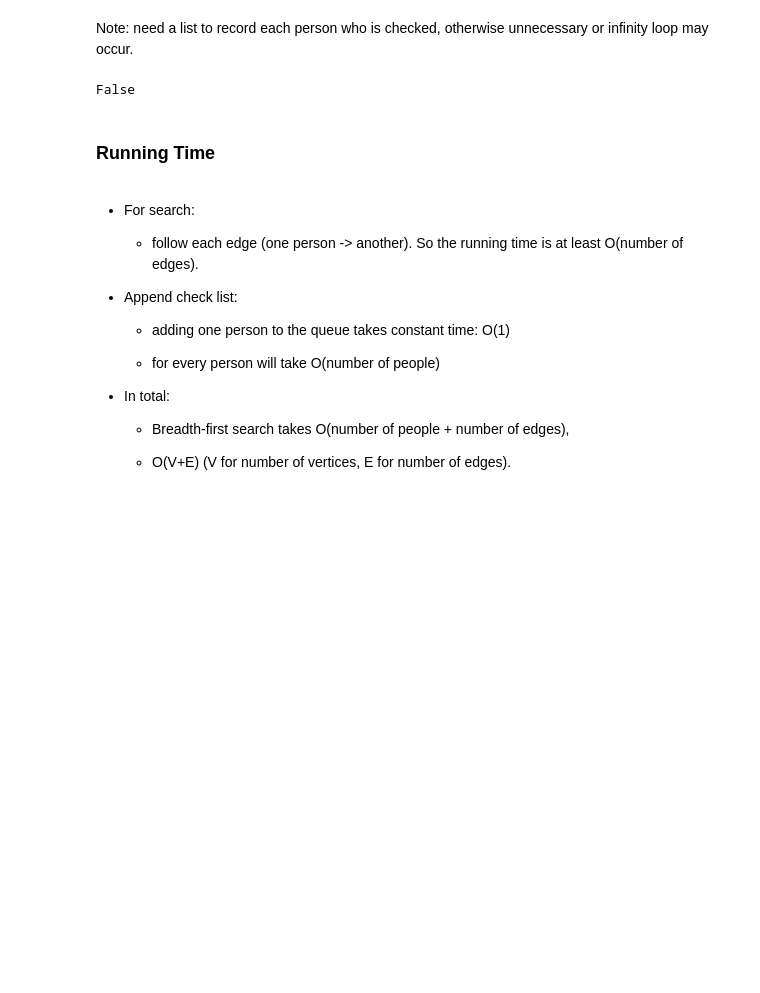
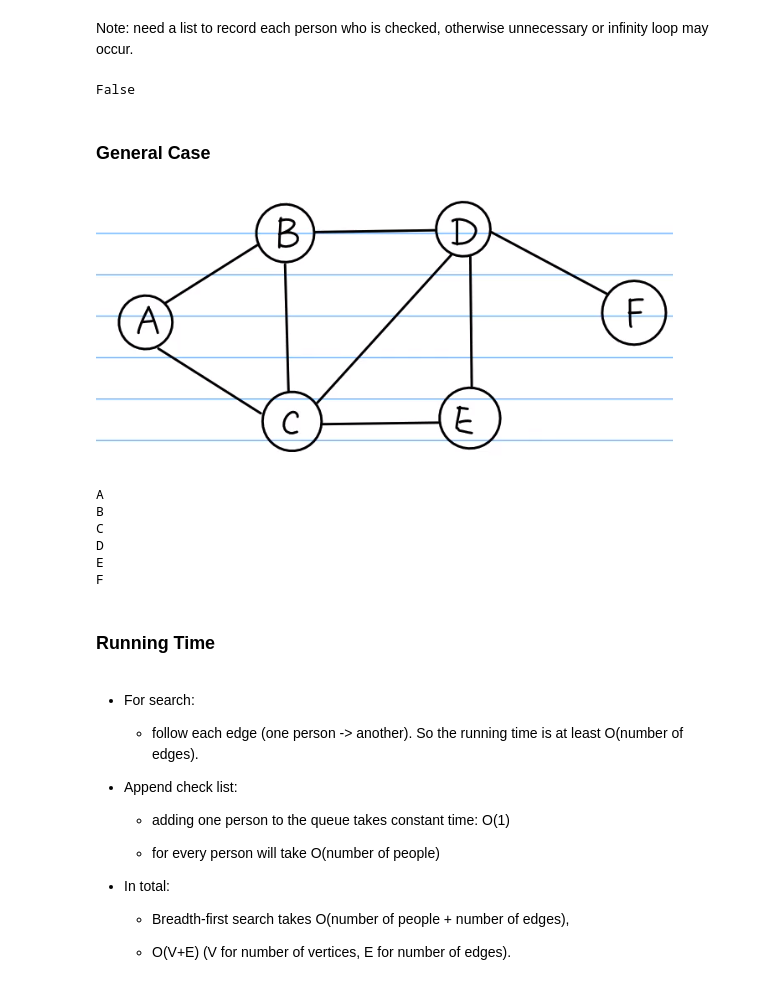
Before and after one commit to AkatsukiSirius/Algorithm-Practice, a Jupyter notebook: Grokking Algorithms.ipynb, the cells around one changed output. Cells and saved outputs as stored; diff of their text form; code cells hidden in the pictures; blank space fills up the shorter version.

```diff
--- a/Grokking Algorithms.ipynb
+++ b/Grokking Algorithms.ipynb
@@ -616,3 +616,10 @@ graph['jonny'] = []
 search('you')
 # %% [output]
 False
+# %% [markdown]
+### General Case
+# %%
+path="D:\Algorithm\Python\GA\graph.PNG"
+display(Image.open(path))
+# %% [output]
+[figure, added]
@@ -619,3 +646,12 @@ False
+# %%
+BFS(graph,"A")
+# %% [output]
+A
+B
+C
+D
+E
+F
 # %% [markdown]
 ### Running Time
 # %% [markdown]
```
Also changed, not shown: parts of 15 cells of this notebook.
